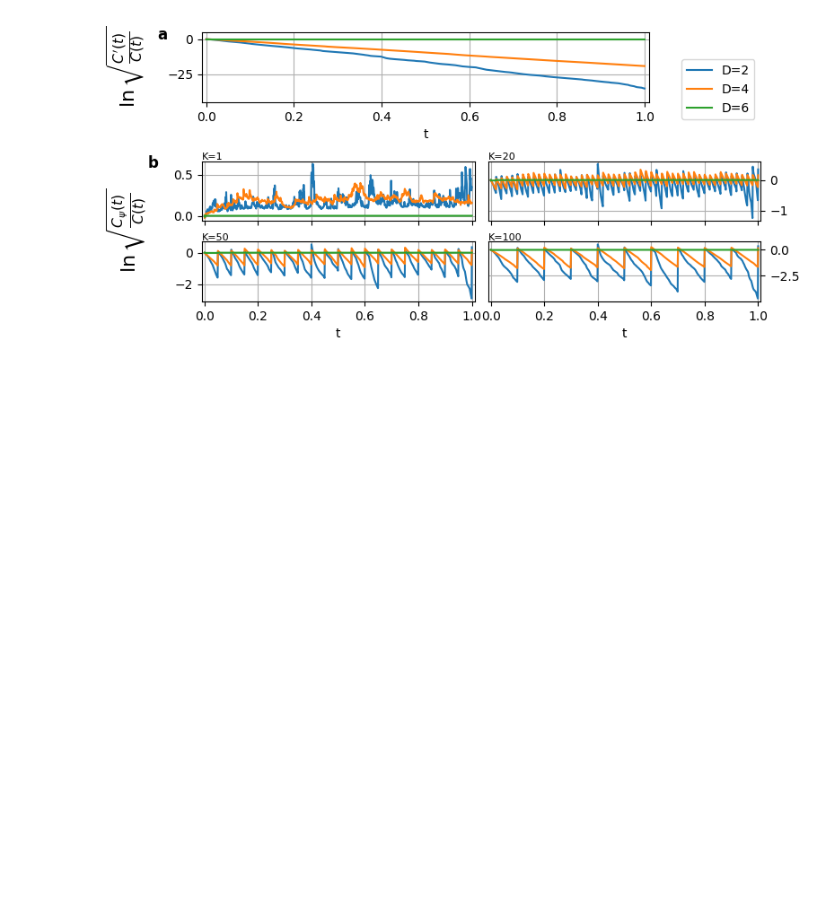
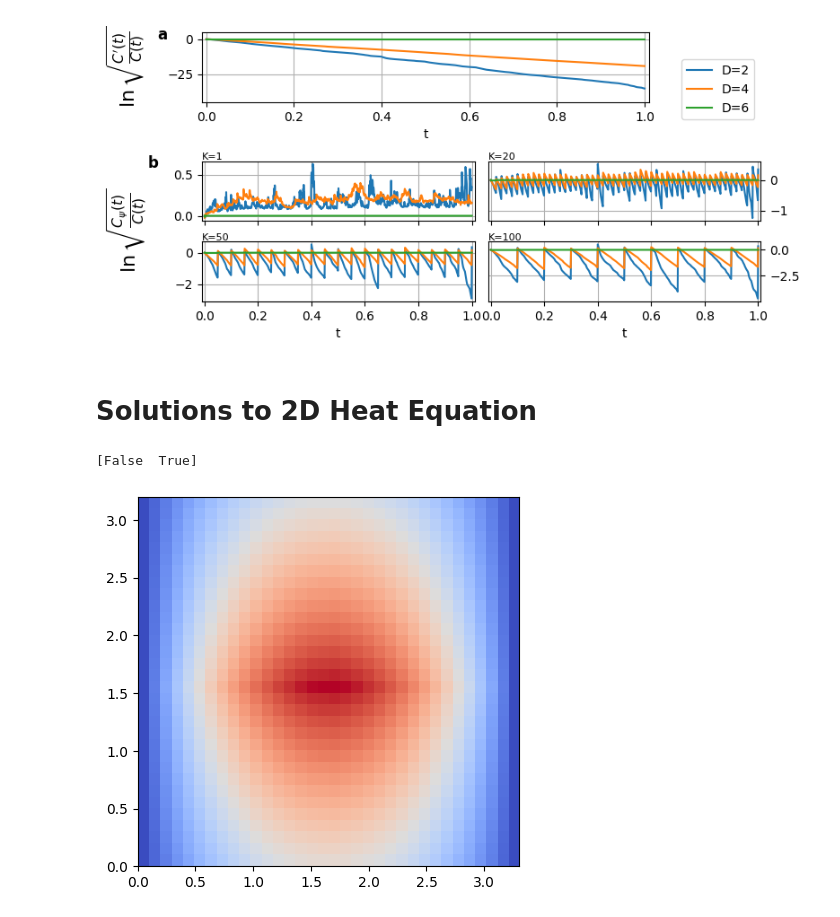
Before and after one commit to KnightShuffler/Quantum-Non-Unitary-Time-Evolution-Public-, a Jupyter notebook: heat_eqn_figs.ipynb, the cells around one changed output. Cells and saved outputs as stored; diff of their text form; code cells hidden in the pictures; blank space fills up the shorter version.

Commit message:
added 2d figs to heat_eqn_figs notebook

```diff
--- a/heat_eqn_figs.ipynb
+++ b/heat_eqn_figs.ipynb
@@ -217,3 +210,40 @@ plt.savefig(figpath+figname+'.png', dpi=300, bbox_inches='tight')
 plt.show()
 # %% [output]
 [figure]
+# %% [markdown]
+# Solutions to 2D Heat Equation
+# %%
+from tests.heat_eqn.save_experiments import ExperimentData, load_experiment_data
+files = ['2D Square Wave 5x5 qubits', '2D Triangle Wave 5x5 qubits', 'Inverted Parabola on x, Triangle Wave on y 5x5 qubits']
+
+expt_datas = [load_experiment_data('data/heat_eqn/PaperData/',file) for file in files]
+# %%
+def plot_2d_state(ax:'Axes',expt_data:ExperimentData, psi:np.ndarray[float]):
+    if expt_data.periodic_bc_flag[0]:
+        Nx = 32
+        Mx_slice = slice(0,32)
+    else:
+        Nx = 34
+        Mx_slice = slice(1,33)
+    if expt_data.periodic_bc_flag[1]:
+        Ny = 32
+        My_slice = slice(0,32)
+    else:
+        Ny = 34
+        My_slice = slice(1,33)
+
+
+
+    m = np.zeros((Ny,Nx),np.float64)
+    m[My_slice,Mx_slice] = psi.reshape(32,32)
+
+    ax.imshow(m, cmap='coolwarm', interpolation='none', extent = [0.0, expt_data.L[0], 0.0, expt_data.L[1]], vmin=0.0, vmax = np.max(psi))
+    return np.max(psi)
+
+print(expt_datas[2].periodic_bc_flag)
+fig,ax = plt.subplots(1)
+plot_2d_state(ax,expt_datas[2], expt_datas[2].f0)
+plt.show()
+# %% [output]
+[False  True]
+[figure, added]
```
Also changed, not shown: parts of 8 cells of this notebook.
